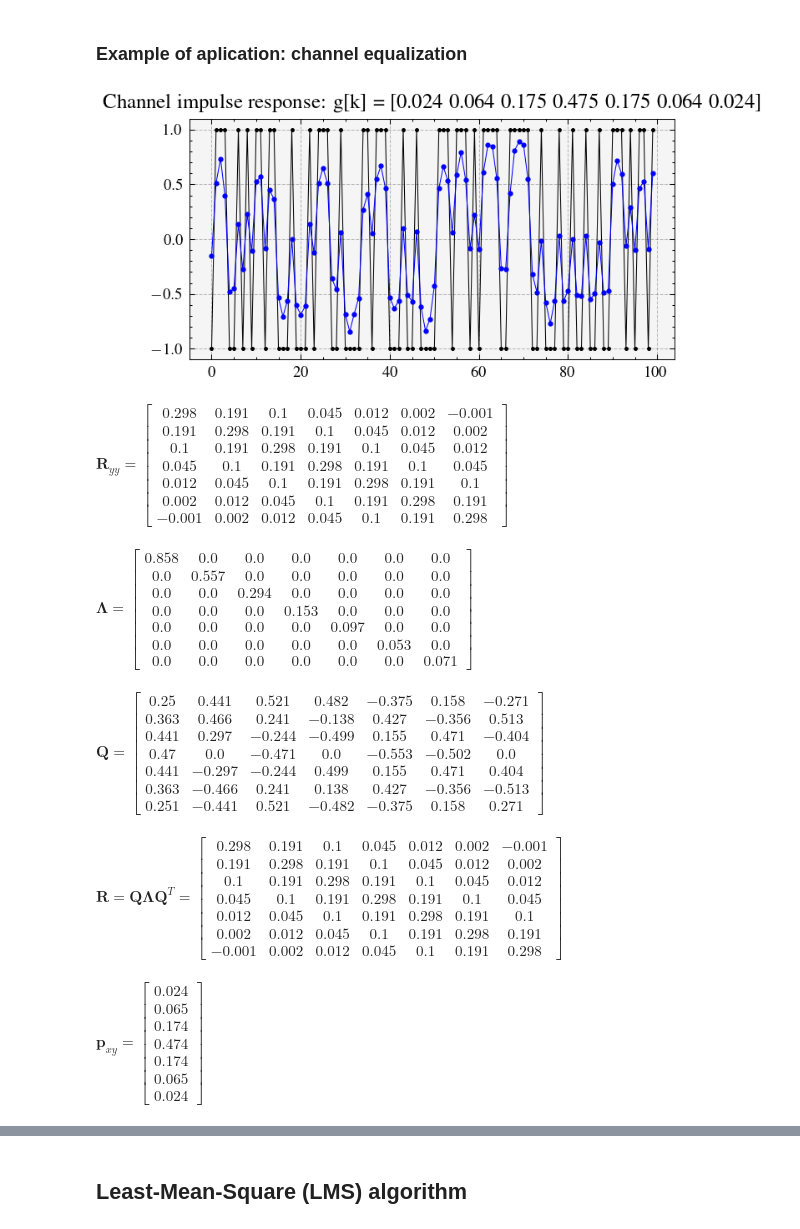
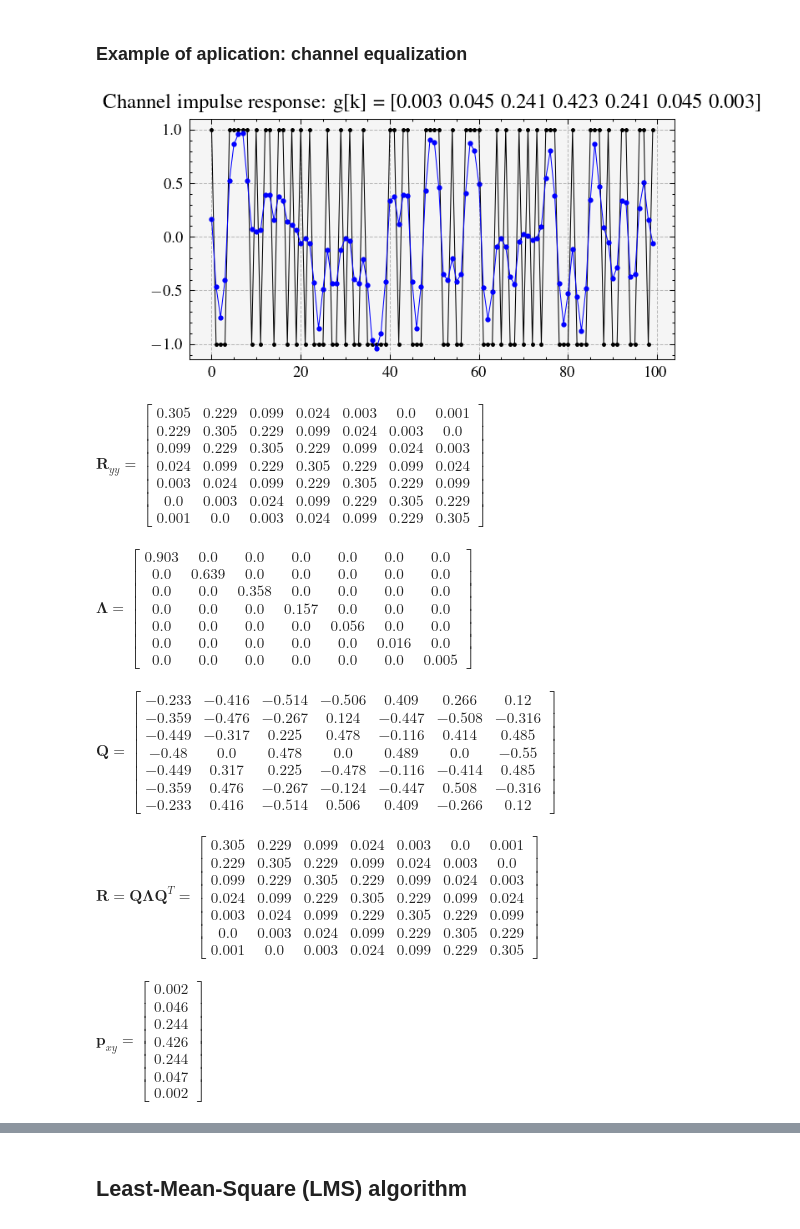
Before and after one commit to edsonportosilva/AdaptiveSignalProcessing, a Jupyter notebook: notebooks/4. The Wiener filter and the LMS algorithm.ipynb, the cells around one changed output, grey strips where cells are left out. Cells and saved outputs as stored; diff of their text form; code cells hidden in the pictures.

```diff
--- a/notebooks/4. The Wiener filter and the LMS algorithm.ipynb
+++ b/notebooks/4. The Wiener filter and the LMS algorithm.ipynb
@@ -281,38 +281,38 @@ $\displaystyle \mathrm{MSE} \approx \frac{1}{M}\sum_{i=1}^{M} (y[i]-\hat{y}[i])^
 # %%
 nsamples = 100000
 σ2 = 0.0025 # noise variance
 
 # Define input signal to the system
 x = 2*np.random.randint(0, 2, nsamples)-1
 
 # Define impulse response of the system
 Ncoefs = 7
 u = np.arange(-Ncoefs//2+1, Ncoefs//2+1)
-g = np.exp(-np.abs(u))
+g = np.exp(-np.abs(0.75*u)**2)
 g = g/np.sum(g)
 
 # Convolve input signal with system's impulse response
 y = np.convolve(x, g,'same')
 #y = np.roll(y, 0) # remove input-output delay
 
 # Generate noise and add noise to the systens output
 n = np.random.normal(0, np.sqrt(σ2), nsamples)
 y += n
 
 plt.plot(x[0:100],'-*k', label='system input')
 plt.plot(y[0:100],'-ob', label='system output');
 plt.title(f'Channel impulse response: g[k] = {g.round(3)}');
 
 plt.grid()
 # %% [output]
-[figure, old version]
+[figure, new version]
 # %%
 # Estimate correlation matrix R = E[y*y.T]
 R = estimate_correlation_matrix(y, Ncoefs)
 
 symdisp('\\boldsymbol{R}_{yy} = ', sp.Matrix(R), numDig=3)
 # %% [output]
-$\displaystyle \boldsymbol{R}_{yy} = \left[\begin{matrix}0.298 & 0.191 & 0.1 & 0.045 & 0.012 & 0.002 & -0.001\\0.191 & 0.298 & 0.191 & 0.1 & 0.045 & 0.012 & 0.002\\0.1 & 0.191 & 0.298 & 0.191 & 0.1 & 0.045 & 0.012\\0.045 & 0.1 & 0.191 & 0.298 & 0.191 & 0.1 & 0.045\\0.012 & 0.045 & 0.1 & 0.191 & 0.298 & 0.191 & 0.1\\0.002 & 0.012 & 0.045 & 0.1 & 0.191 & 0.298 & 0.191\\-0.001 & 0.002 & 0.012 & 0.045 & 0.1 & 0.191 & 0.298\end{matrix}\right]\;\mathrm{ }$
+$\displaystyle \boldsymbol{R}_{yy} = \left[\begin{matrix}0.305 & 0.229 & 0.099 & 0.024 & 0.003 & 0.0 & 0.001\\0.229 & 0.305 & 0.229 & 0.099 & 0.024 & 0.003 & 0.0\\0.099 & 0.229 & 0.305 & 0.229 & 0.099 & 0.024 & 0.003\\0.024 & 0.099 & 0.229 & 0.305 & 0.229 & 0.099 & 0.024\\0.003 & 0.024 & 0.099 & 0.229 & 0.305 & 0.229 & 0.099\\0.0 & 0.003 & 0.024 & 0.099 & 0.229 & 0.305 & 0.229\\0.001 & 0.0 & 0.003 & 0.024 & 0.099 & 0.229 & 0.305\end{matrix}\right]\;\mathrm{ }$
 # %%
 # Calculate eigenvalues and eigenvectors associated to R
 eigenvalues_eq, eigenvectors = np.linalg.eig(R)
@@ -324,9 +324,9 @@ symdisp('\\boldsymbol{Λ} = ', Λ, numDig=3)
 symdisp('\\boldsymbol{Q} = ', Q, numDig=3)
 symdisp('\\boldsymbol{R} = \\boldsymbol{Q}\\boldsymbol{Λ}\\boldsymbol{Q}^T = ', Q*Λ*Q.T, numDig=3)
 # %% [output]
-$\displaystyle \boldsymbol{Λ} = \left[\begin{matrix}0.858 & 0.0 & 0.0 & 0.0 & 0.0 & 0.0 & 0.0\\0.0 & 0.557 & 0.0 & 0.0 & 0.0 & 0.0 & 0.0\\0.0 & 0.0 & 0.294 & 0.0 & 0.0 & 0.0 & 0.0\\0.0 & 0.0 & 0.0 & 0.153 & 0.0 & 0.0 & 0.0\\0.0 & 0.0 & 0.0 & 0.0 & 0.097 & 0.0 & 0.0\\0.0 & 0.0 & 0.0 & 0.0 & 0.0 & 0.053 & 0.0\\0.0 & 0.0 & 0.0 & 0.0 & 0.0 & 0.0 & 0.071\end{matrix}\right]\;\mathrm{ }$
+$\displaystyle \boldsymbol{Λ} = \left[\begin{matrix}0.903 & 0.0 & 0.0 & 0.0 & 0.0 & 0.0 & 0.0\\0.0 & 0.639 & 0.0 & 0.0 & 0.0 & 0.0 & 0.0\\0.0 & 0.0 & 0.358 & 0.0 & 0.0 & 0.0 & 0.0\\0.0 & 0.0 & 0.0 & 0.157 & 0.0 & 0.0 & 0.0\\0.0 & 0.0 & 0.0 & 0.0 & 0.056 & 0.0 & 0.0\\0.0 & 0.0 & 0.0 & 0.0 & 0.0 & 0.016 & 0.0\\0.0 & 0.0 & 0.0 & 0.0 & 0.0 & 0.0 & 0.005\end{matrix}\right]\;\mathrm{ }$
-$\displaystyle \boldsymbol{Q} = \left[\begin{matrix}0.25 & 0.441 & 0.521 & 0.482 & -0.375 & 0.158 & -0.271\\0.363 & 0.466 & 0.241 & -0.138 & 0.427 & -0.356 & 0.513\\0.441 & 0.297 & -0.244 & -0.499 & 0.155 & 0.471 & -0.404\\0.47 & 0.0 & -0.471 & 0.0 & -0.553 & -0.502 & 0.0\\0.441 & -0.297 & -0.244 & 0.499 & 0.155 & 0.471 & 0.404\\0.363 & -0.466 & 0.241 & 0.138 & 0.427 & -0.356 & -0.513\\0.251 & -0.441 & 0.521 & -0.482 & -0.375 & 0.158 & 0.271\end{matrix}\right]\;\mathrm{ }$
+$\displaystyle \boldsymbol{Q} = \left[\begin{matrix}-0.233 & -0.416 & -0.514 & -0.506 & 0.409 & 0.266 & 0.12\\-0.359 & -0.476 & -0.267 & 0.124 & -0.447 & -0.508 & -0.316\\-0.449 & -0.317 & 0.225 & 0.478 & -0.116 & 0.414 & 0.485\\-0.48 & 0.0 & 0.478 & 0.0 & 0.489 & 0.0 & -0.55\\-0.449 & 0.317 & 0.225 & -0.478 & -0.116 & -0.414 & 0.485\\-0.359 & 0.476 & -0.267 & -0.124 & -0.447 & 0.508 & -0.316\\-0.233 & 0.416 & -0.514 & 0.506 & 0.409 & -0.266 & 0.12\end{matrix}\right]\;\mathrm{ }$
-$\displaystyle \boldsymbol{R} = \boldsymbol{Q}\boldsymbol{Λ}\boldsymbol{Q}^T = \left[\begin{matrix}0.298 & 0.191 & 0.1 & 0.045 & 0.012 & 0.002 & -0.001\\0.191 & 0.298 & 0.191 & 0.1 & 0.045 & 0.012 & 0.002\\0.1 & 0.191 & 0.298 & 0.191 & 0.1 & 0.045 & 0.012\\0.045 & 0.1 & 0.191 & 0.298 & 0.191 & 0.1 & 0.045\\0.012 & 0.045 & 0.1 & 0.191 & 0.298 & 0.191 & 0.1\\0.002 & 0.012 & 0.045 & 0.1 & 0.191 & 0.298 & 0.191\\-0.001 & 0.002 & 0.012 & 0.045 & 0.1 & 0.191 & 0.298\end{matrix}\right]\;\mathrm{ }$
+$\displaystyle \boldsymbol{R} = \boldsymbol{Q}\boldsymbol{Λ}\boldsymbol{Q}^T = \left[\begin{matrix}0.305 & 0.229 & 0.099 & 0.024 & 0.003 & 0.0 & 0.001\\0.229 & 0.305 & 0.229 & 0.099 & 0.024 & 0.003 & 0.0\\0.099 & 0.229 & 0.305 & 0.229 & 0.099 & 0.024 & 0.003\\0.024 & 0.099 & 0.229 & 0.305 & 0.229 & 0.099 & 0.024\\0.003 & 0.024 & 0.099 & 0.229 & 0.305 & 0.229 & 0.099\\0.0 & 0.003 & 0.024 & 0.099 & 0.229 & 0.305 & 0.229\\0.001 & 0.0 & 0.003 & 0.024 & 0.099 & 0.229 & 0.305\end{matrix}\right]\;\mathrm{ }$
 # %%
 # Estimate cross correlation matrix R = E[x*y]
 x_ = np.roll(x, Ncoefs//2) # remove input-output delay
@@ -334,7 +334,7 @@ p = estimate_cross_correlation(y, x_, Ncoefs)
 
 symdisp('\\boldsymbol{p}_{xy} = ', sp.Matrix(p), numDig=3)
 # %% [output]
-$\displaystyle \boldsymbol{p}_{xy} = \left[\begin{matrix}0.024\\0.065\\0.174\\0.474\\0.174\\0.065\\0.024\end{matrix}\right]\;\mathrm{ }$
+$\displaystyle \boldsymbol{p}_{xy} = \left[\begin{matrix}0.002\\0.046\\0.244\\0.426\\0.244\\0.047\\0.002\end{matrix}\right]\;\mathrm{ }$
 # %%
 h_opt = np.linalg.inv(R)@p
 mmse_ch_eq = np.mean(x**2) - (h_opt.T)@p
```
Also changed, not shown: parts of 19 cells of this notebook.
